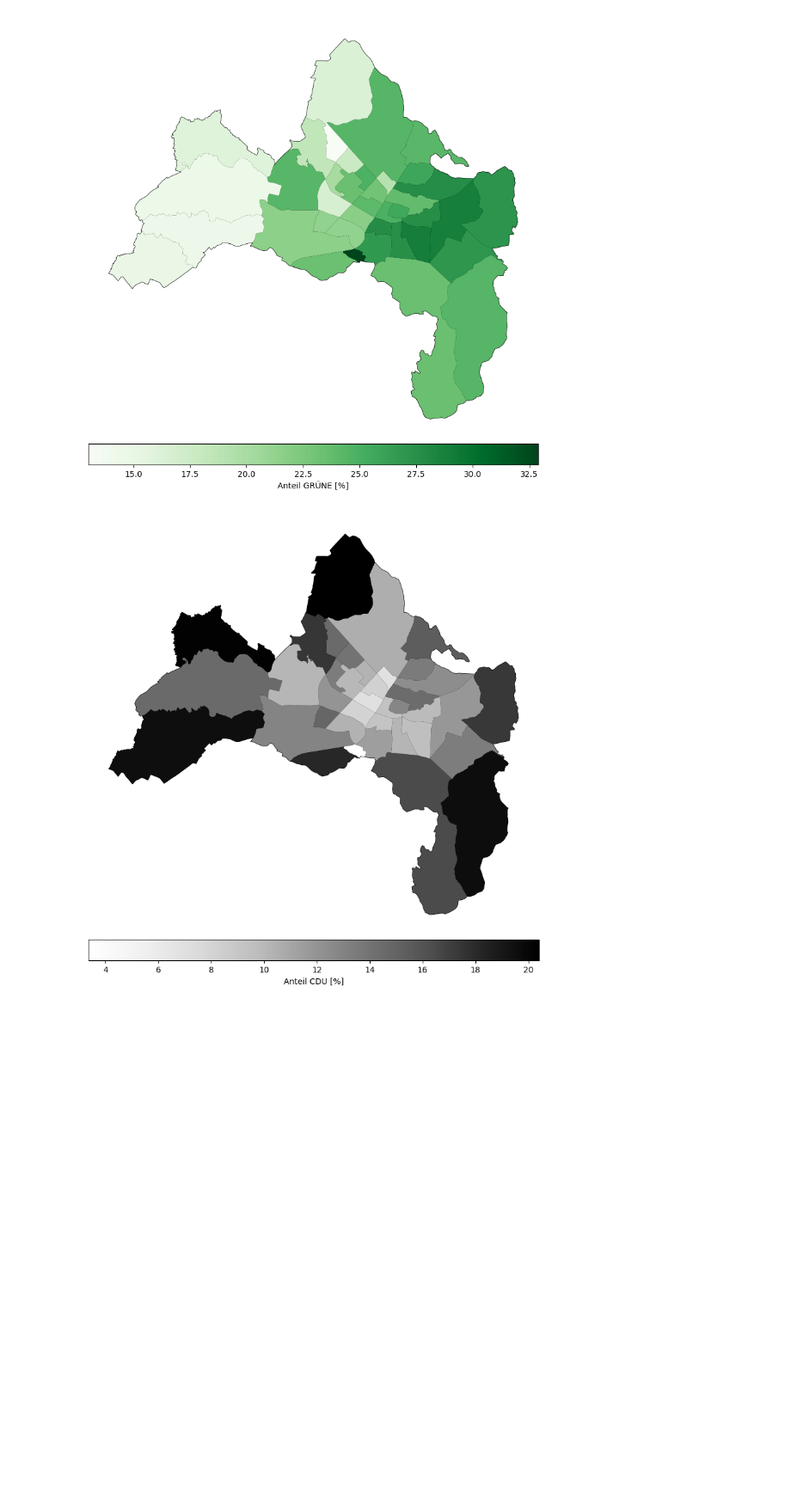
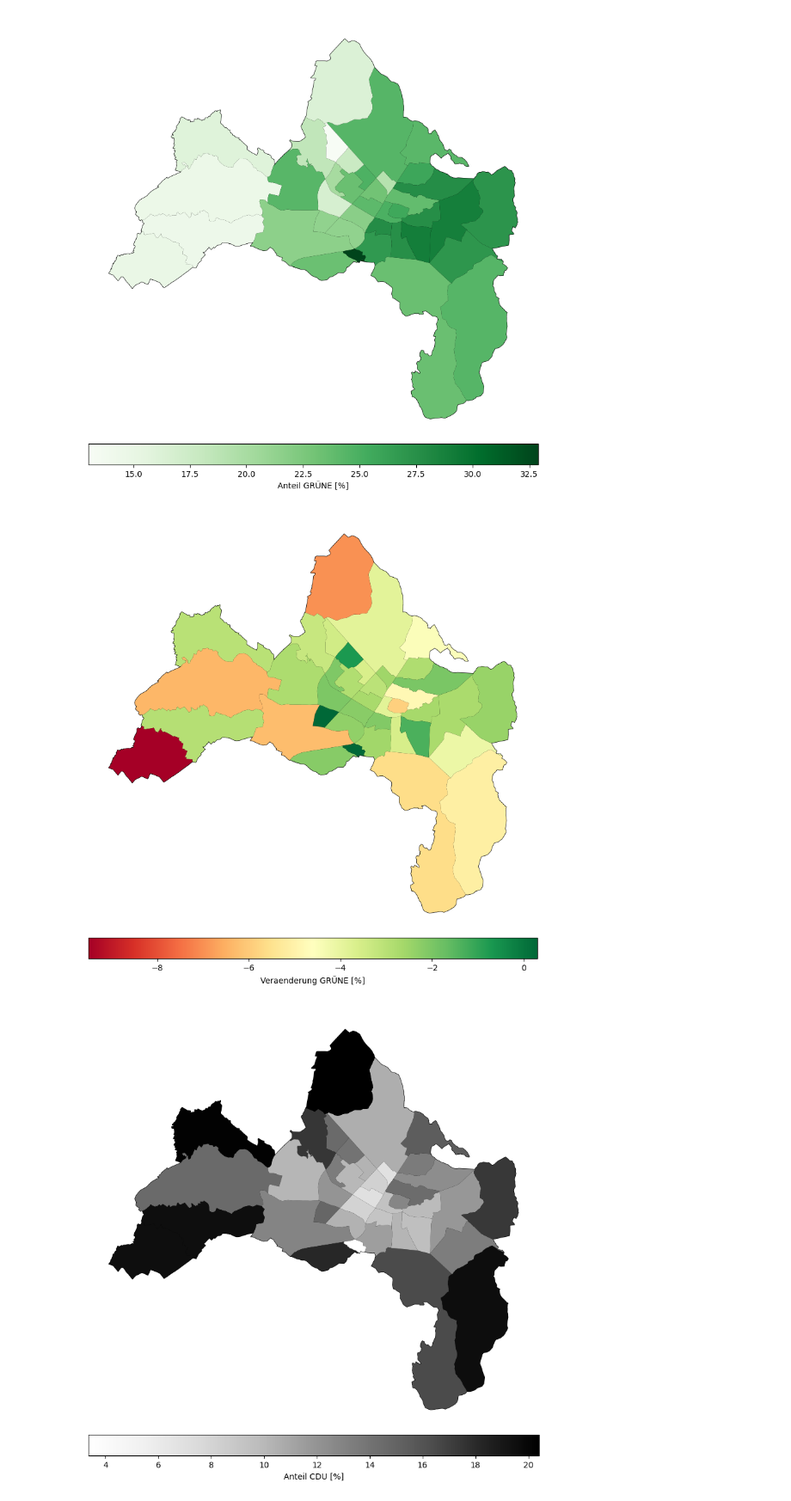
Before and after one commit to tkfritz/Freiburg_wahlen, a Jupyter notebook: Gemeinderatswahl24_Analyse.ipynb, the cells around one changed output. Shown at 86% size. Drawn from its saved outputs; the diff is of its cells as text; code cells hidden in the pictures; blank space fills up the shorter version.

```diff
--- a/Gemeinderatswahl24_Analyse.ipynb
+++ b/Gemeinderatswahl24_Analyse.ipynb
@@ -124,6 +104,10 @@ Volt und Linke Liste haben gewonnen, und Gruene, GAF und Freiburg Lbenswert verl
 karte_stadtbezirke(joined,'GRÜNE')
 # %% [output]
 [figure]
+# %%
+karte_stadtbezirke(joined,'GRÜNE_differenz')
+# %% [output]
+[figure, added]
 # %%
 karte_stadtbezirke(joined,'CDU')
 # %% [output]
```
Also changed, not shown: parts of 9 cells of this notebook.
